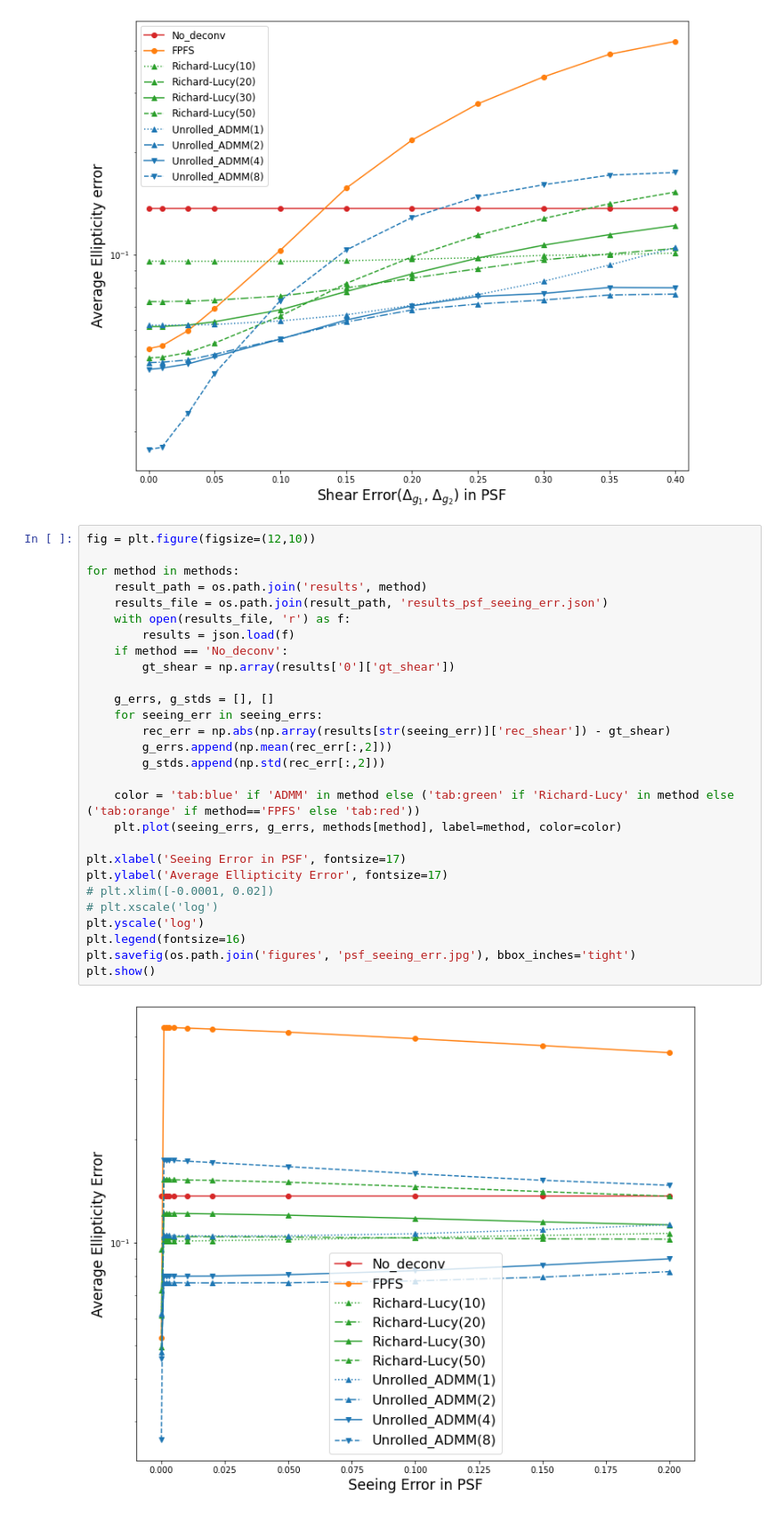
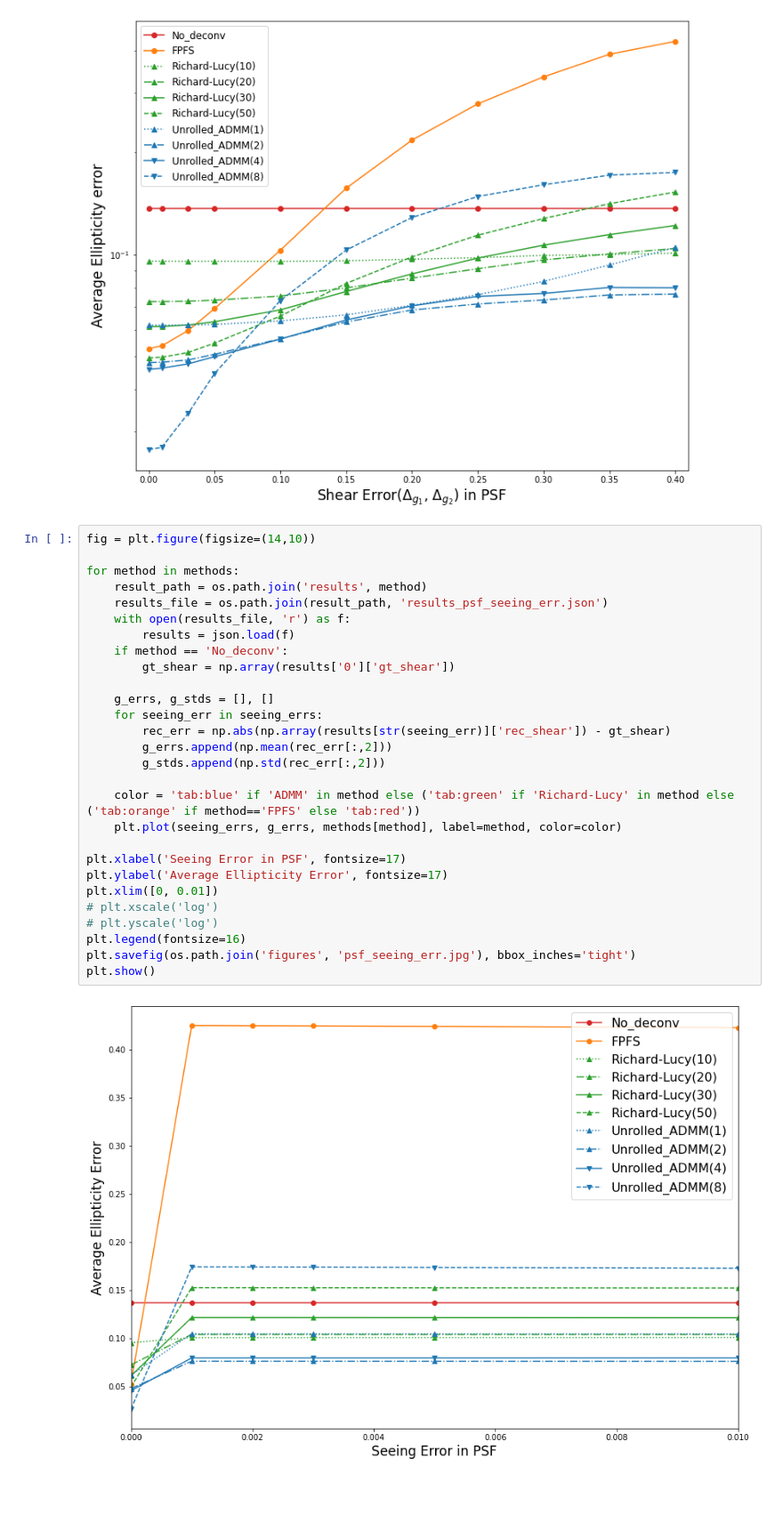
Before and after one commit to Lukeli0425/Galaxy-Deconv, a Jupyter notebook: psf_error.ipynb, the cells around one changed output. Shown at 89% size. Drawn from its saved outputs; the diff is of its cells as text; blank space fills up the shorter version.

```diff
--- a/psf_error.ipynb
+++ b/psf_error.ipynb
@@ -47,32 +47,32 @@ plt.show()
 # %% [output]
 [figure]
 # %%
-fig = plt.figure(figsize=(12,10))
+fig = plt.figure(figsize=(14,10))
 
 for method in methods:
     result_path = os.path.join('results', method)
     results_file = os.path.join(result_path, 'results_psf_seeing_err.json')
     with open(results_file, 'r') as f:
         results = json.load(f)
     if method == 'No_deconv':
         gt_shear = np.array(results['0']['gt_shear'])
 
     g_errs, g_stds = [], []
     for seeing_err in seeing_errs:
         rec_err = np.abs(np.array(results[str(seeing_err)]['rec_shear']) - gt_shear)
         g_errs.append(np.mean(rec_err[:,2]))
         g_stds.append(np.std(rec_err[:,2]))
 
     color = 'tab:blue' if 'ADMM' in method else ('tab:green' if 'Richard-Lucy' in method else ('tab:orange' if method=='FPFS' else 'tab:red'))
     plt.plot(seeing_errs, g_errs, methods[method], label=method, color=color)
 
 plt.xlabel('Seeing Error in PSF', fontsize=17)
 plt.ylabel('Average Ellipticity Error', fontsize=17)
-# plt.xlim([-0.0001, 0.02])
+plt.xlim([0, 0.01])
 # plt.xscale('log')
-plt.yscale('log')
+# plt.yscale('log')
 plt.legend(fontsize=16)
 plt.savefig(os.path.join('figures', 'psf_seeing_err.jpg'), bbox_inches='tight')
 plt.show()
 # %% [output]
-[figure, old version]
+[figure, new version]
```
Also changed, not shown: 2 other files.
